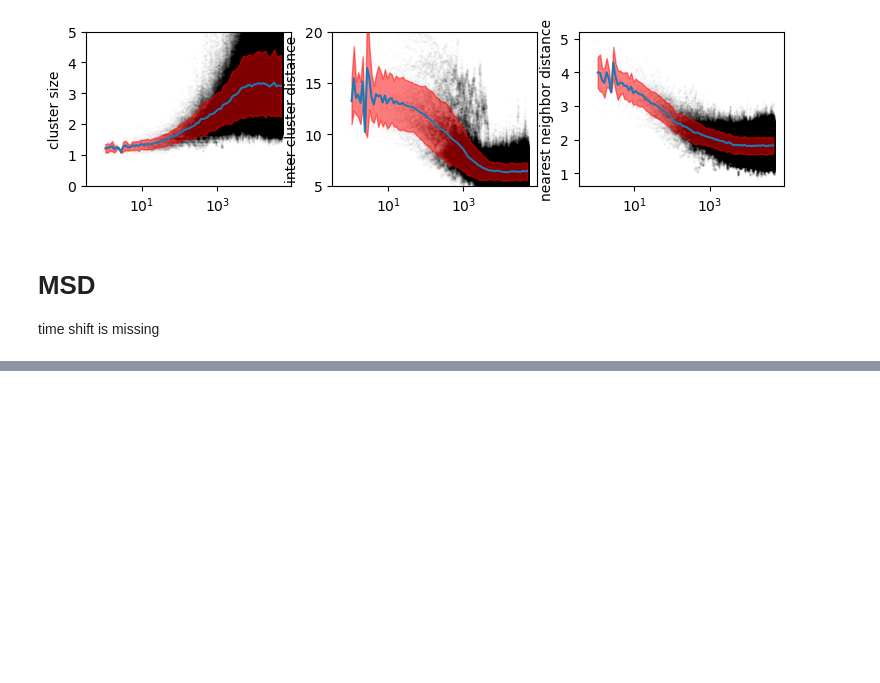
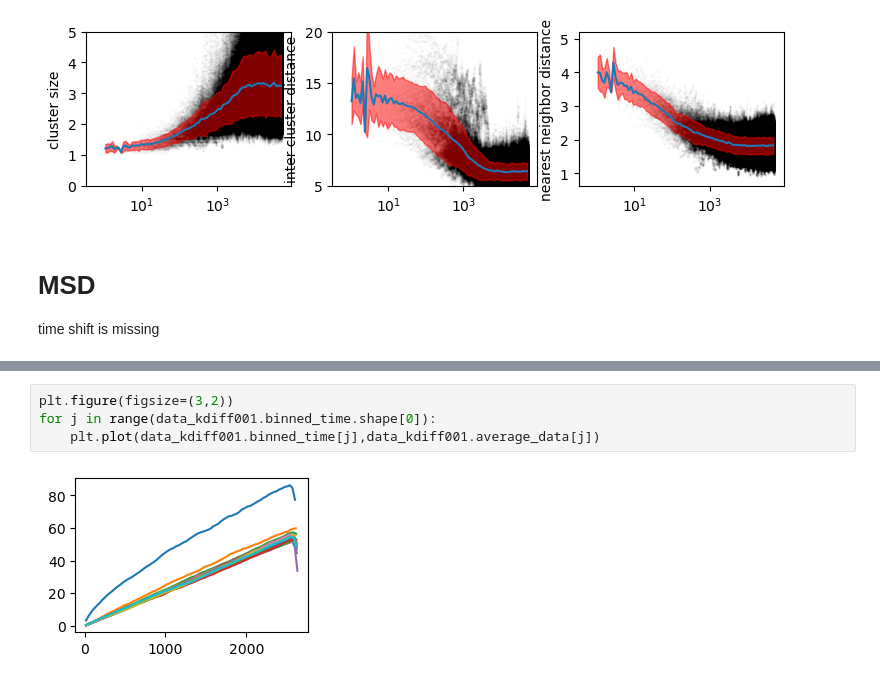
Before and after one commit to HugoLeRoy94/Parallel_gillespie, a Jupyter notebook: Analyze/Analyze_kdiff.ipynb, the cells around one changed output, grey strips where cells are left out. Drawn from its saved outputs; the diff is of its cells as text; blank space fills up the shorter version.

```diff
--- a/Analyze/Analyze_kdiff.ipynb
+++ b/Analyze/Analyze_kdiff.ipynb
@@ -103,0 +127,6 @@ time shift is missing
+# %%
+plt.figure(figsize=(3,2))
+for j in range(data_kdiff001.binned_time.shape[0]):
+    plt.plot(data_kdiff001.binned_time[j],data_kdiff001.average_data[j])
+# %% [output]
+[figure, added]
```
Also changed, not shown: parts of 7 cells of this notebook, 6 other files.
